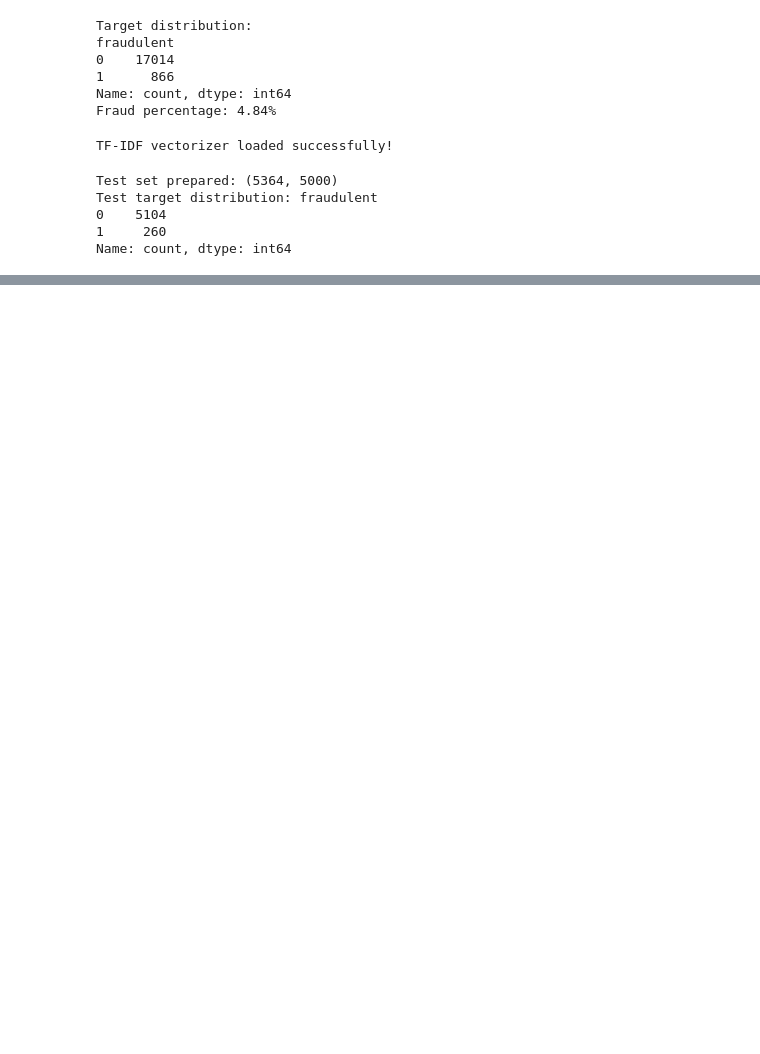
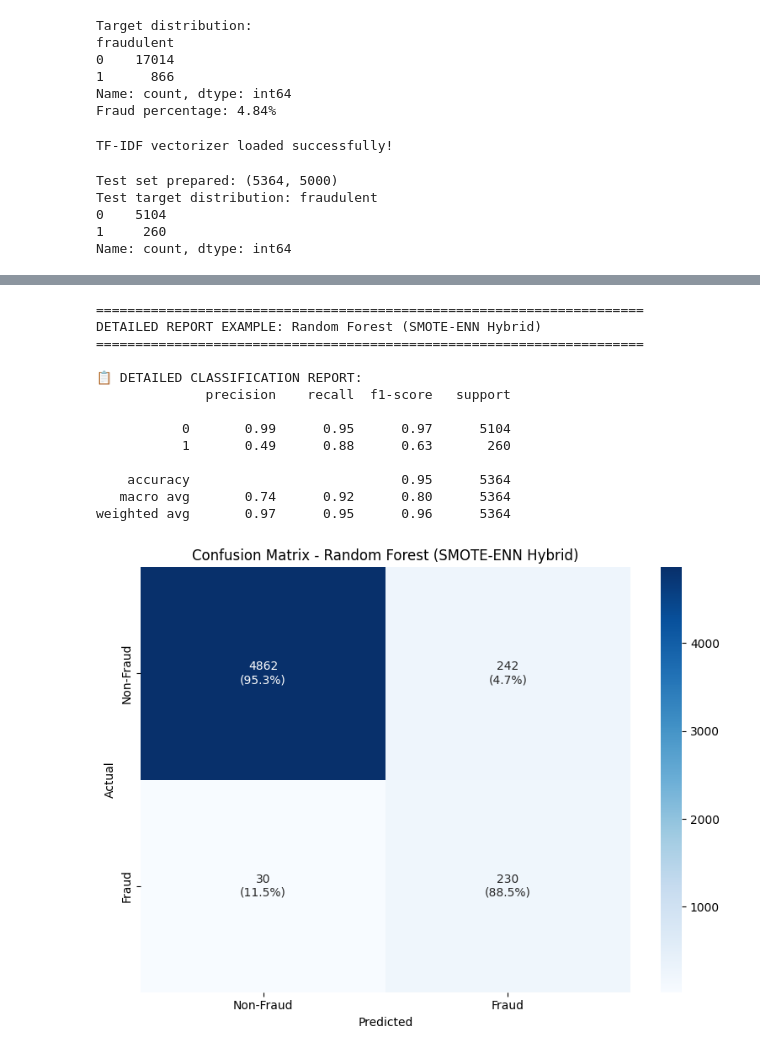
Before and after one commit to huayyy888/Fake_JobPostings_Prediction, a Jupyter notebook: notebook/Model_Evaluate.ipynb, the cells around one changed output, grey strips where cells are left out. Saved outputs shown, nothing was run; the diff lists cells and outputs as text; code cells hidden in the pictures; blank space fills up the shorter version.

```diff
--- a/notebook/Model_Evaluate.ipynb
+++ b/notebook/Model_Evaluate.ipynb
@@ -594,0 +369,33 @@ Total Models Evaluated: 12
+# %%
+model4_name = list(detailed_results.keys())[3]
+model4_eval = detailed_results[model4_name]
+
+print(f"\n{'='*70}")
+print(f"DETAILED REPORT EXAMPLE: {model4_name}")
+print(f"{'='*70}")
+# Performance metrics
+print(f"\n📋 DETAILED CLASSIFICATION REPORT:")
+print(model4_eval['classification_report_str'])
+
+# Confusion matrix breakdown
+tn, fp, fn, tp = model4_eval['confusion_matrix'].ravel()
+
+
+# Plot visualizations
+plot_detailed_confusion_matrix(model4_eval['confusion_matrix'], model4_name)
+plot_individual_roc_curve(model4_eval['roc_data'], model4_name, model4_eval['roc_auc'])
+# %% [output]
+======================================================================
+DETAILED REPORT EXAMPLE: Random Forest (SMOTE-ENN Hybrid)
+======================================================================
+
+📋 DETAILED CLASSIFICATION REPORT:
+              precision    recall  f1-score   support
+
+           0       0.99      0.95      0.97      5104
+           1       0.49      0.88      0.63       260
+
+    accuracy                           0.95      5364
+   macro avg       0.74      0.92      0.80      5364
+weighted avg       0.97      0.95      0.96      5364
+[figure, added]
```
Also changed, not shown: parts of 26 cells of this notebook.
